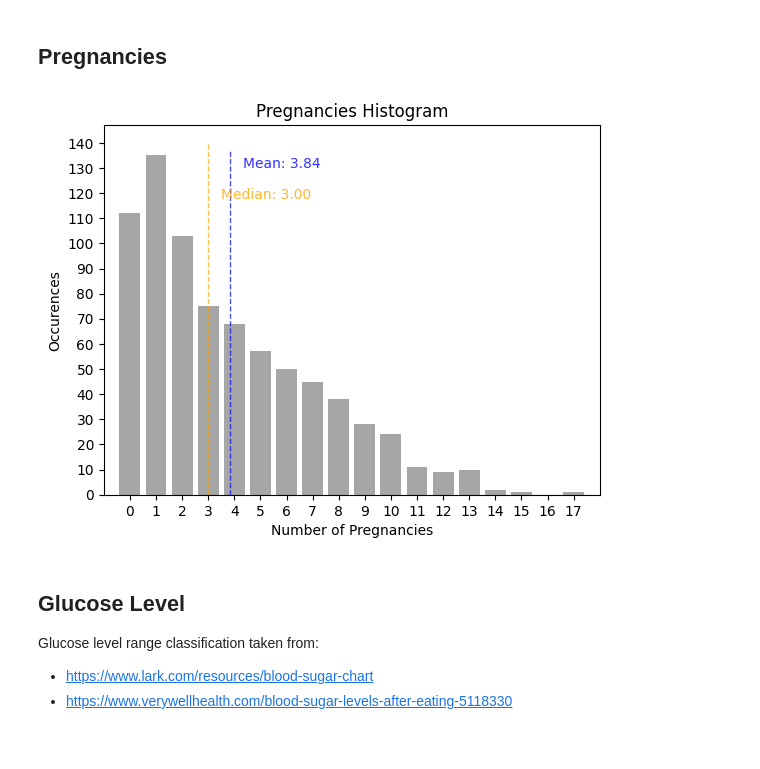
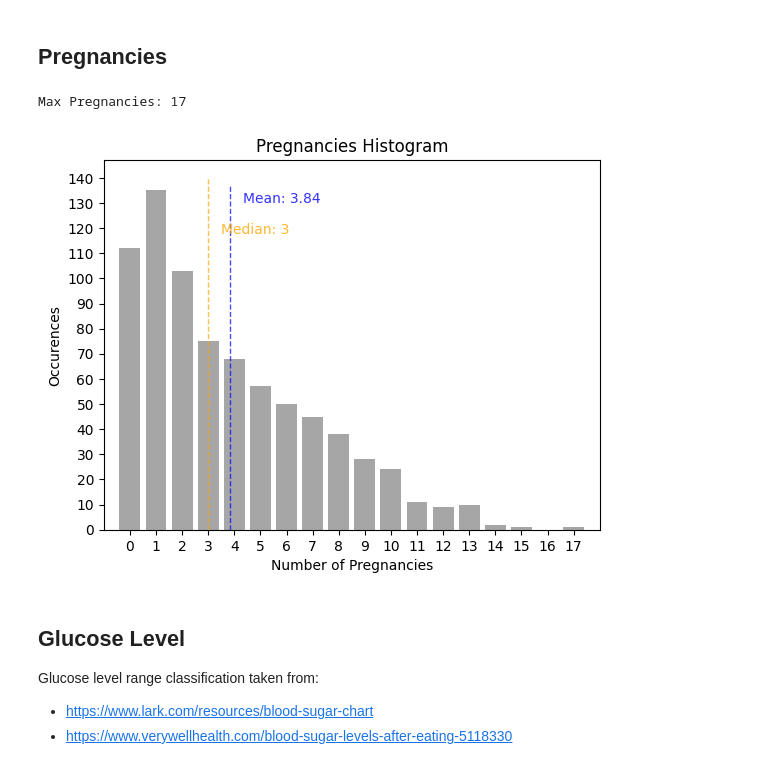
Before and after one commit to Bluxen/DA-Project1, a Jupyter notebook: 13_diabetes_prediction.ipynb, the cells around one changed output. Cells and saved outputs as stored; diff of their text form; code cells hidden in the pictures.

```diff
--- a/13_diabetes_prediction.ipynb
+++ b/13_diabetes_prediction.ipynb
@@ -114,31 +118,33 @@ plt.show()
 # %%
 # get maximum number of pregnancies
 max_pregnancies = diabetes['Pregnancies'].max()
+print('Max Pregnancies: {:.0f}'.format(max_pregnancies))
 
 # calculate average number of pregnancies
 average_pregnancies = diabetes['Pregnancies'].mean()
 median_pregnancies = diabetes['Pregnancies'].median()
 
 # show histogram of pregnancies
 plt.hist(diabetes['Pregnancies'], bins=range(0, max_pregnancies + 2), align='left', rwidth=0.8, color='gray', alpha=0.7)
 plt.xticks(range(0, max_pregnancies + 1))
 plt.xlim([-1, max_pregnancies + 1])
 plt.locator_params(axis='y', nbins=20)
 
 # show mean on histogram
 plt.vlines(average_pregnancies, 0, plt.ylim()[1] * 0.97, colors='blue', linestyles='dashed', linewidth=1, alpha=0.7)
 plt.text(average_pregnancies + 0.5, plt.ylim()[1] * 0.9, 'Mean: {:.2f}'.format(average_pregnancies), color='blue', alpha=0.8)
 
 # show median on histogram
 plt.vlines(median_pregnancies, 0, plt.ylim()[1] * 0.97, colors='orange', linestyles='dashed', linewidth=1, alpha=0.7)
-plt.text(median_pregnancies + 0.5, plt.ylim()[1] * 0.8, 'Median: {:.2f}'.format(median_pregnancies), color='orange', alpha=0.8)
+plt.text(median_pregnancies + 0.5, plt.ylim()[1] * 0.8, 'Median: {:.0f}'.format(median_pregnancies), color='orange', alpha=0.8)
 
 plt.title('Pregnancies Histogram')
 plt.xlabel('Number of Pregnancies')
 plt.ylabel('Occurences')
 plt.show()
 # %% [output]
+Max Pregnancies: 17
-[figure, old version]
+[figure, new version]
 # %% [markdown]
 ## Glucose Level
 
```
Also changed, not shown: parts of 11 cells of this notebook.
